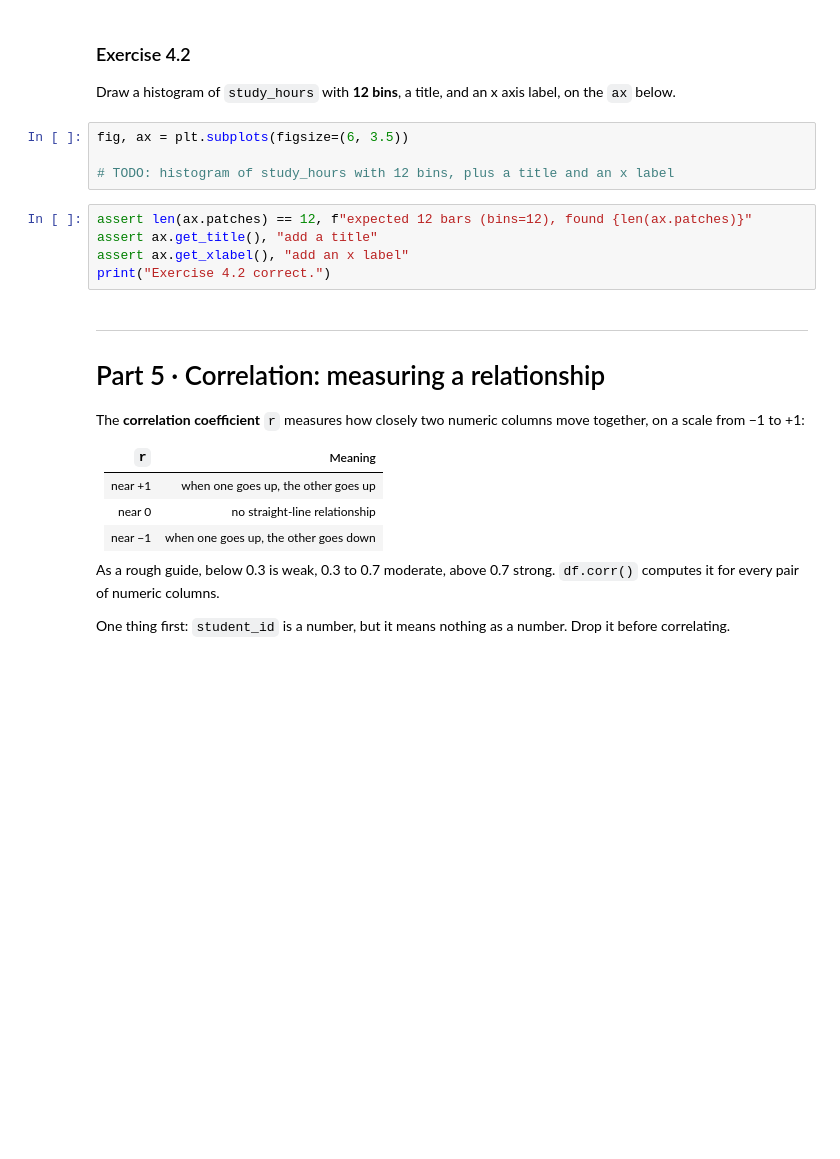
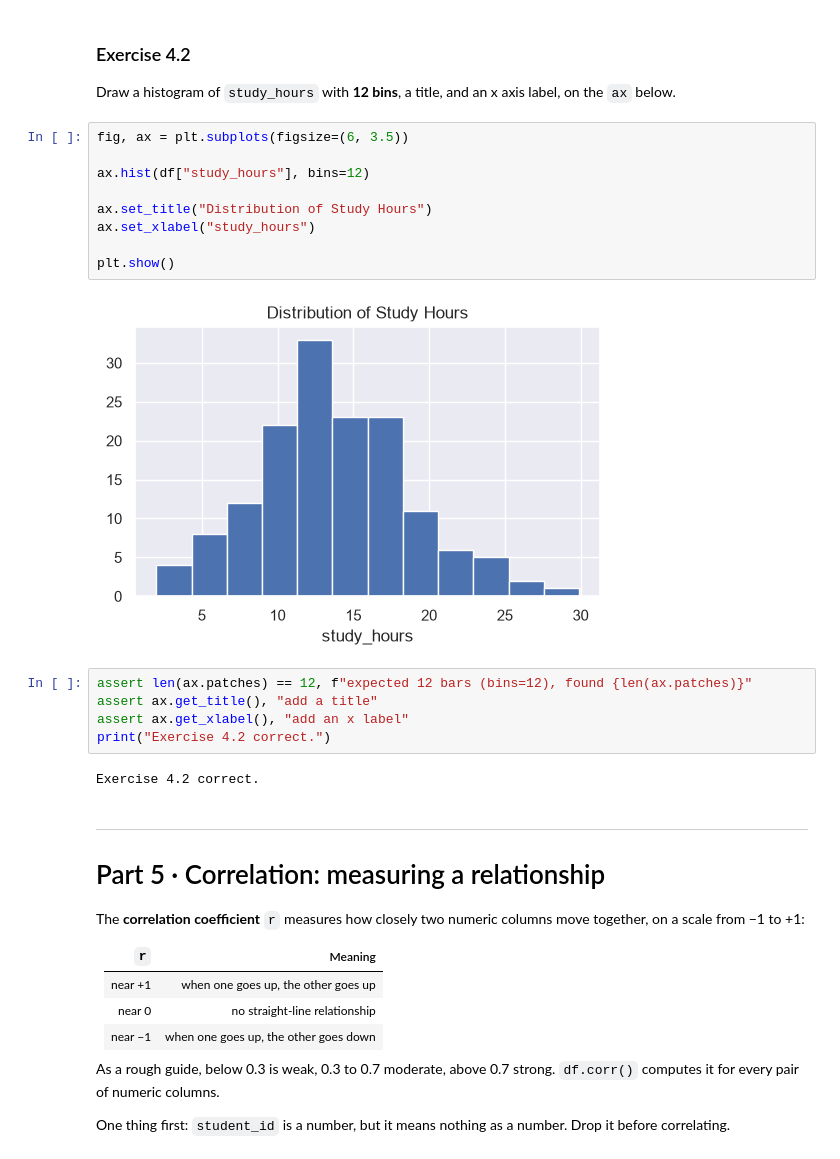
Before and after one commit to alanoudai20/arti303, a Jupyter notebook: lab06.ipynb, the cells around one changed output. Drawn from its saved outputs; the diff is of its cells as text; blank space fills up the shorter version.

```diff
--- a/lab06.ipynb
+++ b/lab06.ipynb
@@ -457,12 +594,21 @@ axis label, on the `ax` below.
 # %%
 fig, ax = plt.subplots(figsize=(6, 3.5))
 
-# TODO: histogram of study_hours with 12 bins, plus a title and an x label
+ax.hist(df["study_hours"], bins=12)
+
+ax.set_title("Distribution of Study Hours")
+ax.set_xlabel("study_hours")
+
+plt.show()
+# %% [output]
+[figure, added]
 # %%
 assert len(ax.patches) == 12, f"expected 12 bars (bins=12), found {len(ax.patches)}"
 assert ax.get_title(), "add a title"
 assert ax.get_xlabel(), "add an x label"
 print("Exercise 4.2 correct.")
+# %% [output]
+Exercise 4.2 correct.
 # %% [markdown]
 ---
 # Part 5 · Correlation: measuring a relationship
```
Also changed, not shown: parts of 34 cells of this notebook, 2 other files.
